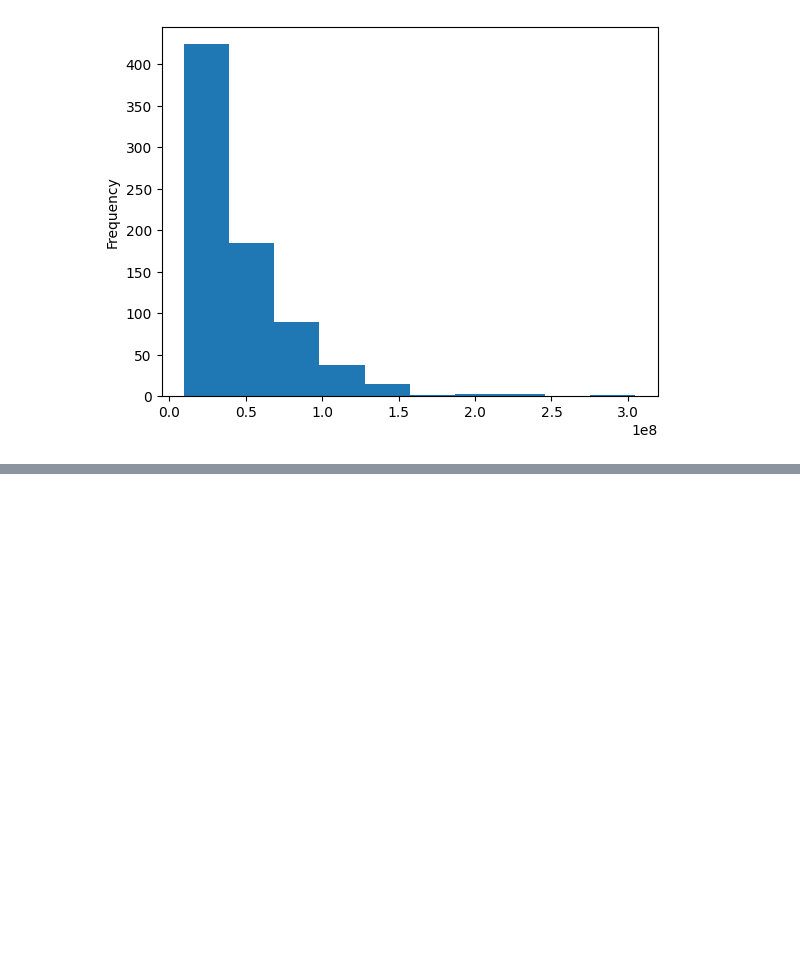
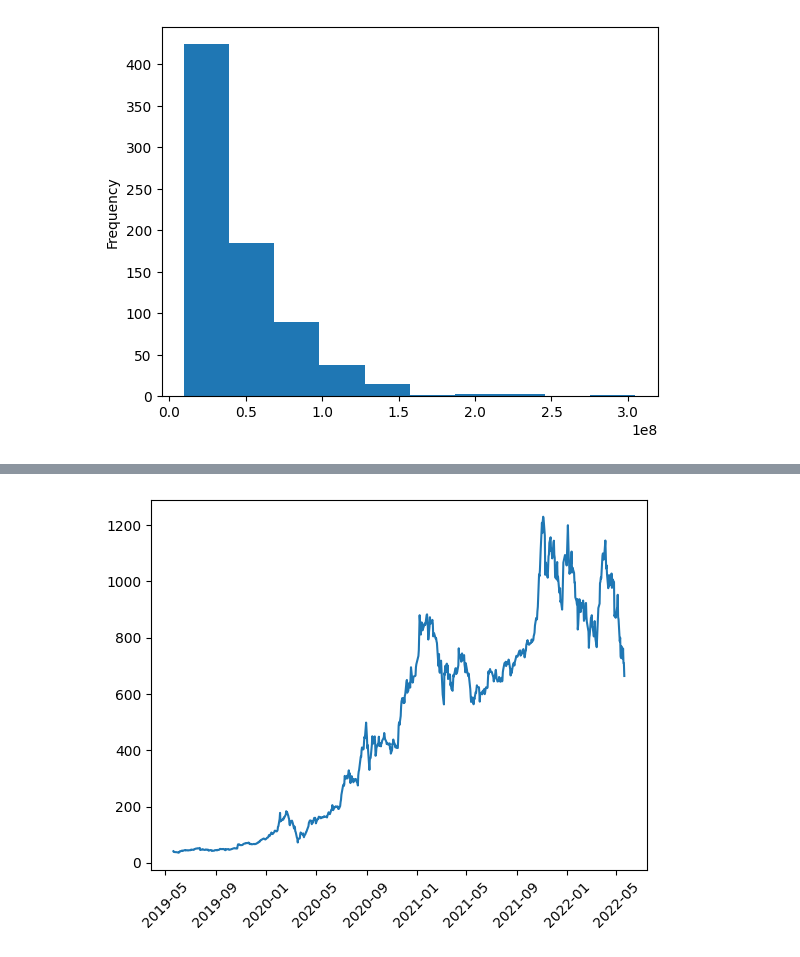
Before and after one commit to gr8bipin/python_basics_finance, a Jupyter notebook: matplotlib.ipynb, the cells around one changed output, grey strips where cells are left out. Cells and saved outputs as stored; diff of their text form; code cells hidden in the pictures; blank space fills up the shorter version.

```diff
--- a/matplotlib.ipynb
+++ b/matplotlib.ipynb
@@ -843,0 +897,8 @@ plt.show()
+# %%
+# -Example 30-
+plt.plot(close_prices)
+# Rotating the values along x-axis to 45 degrees
+plt.xticks(rotation=45)
+plt.show()
+# %% [output]
+[figure, added]
```
Also changed, not shown: parts of 61 cells of this notebook.
